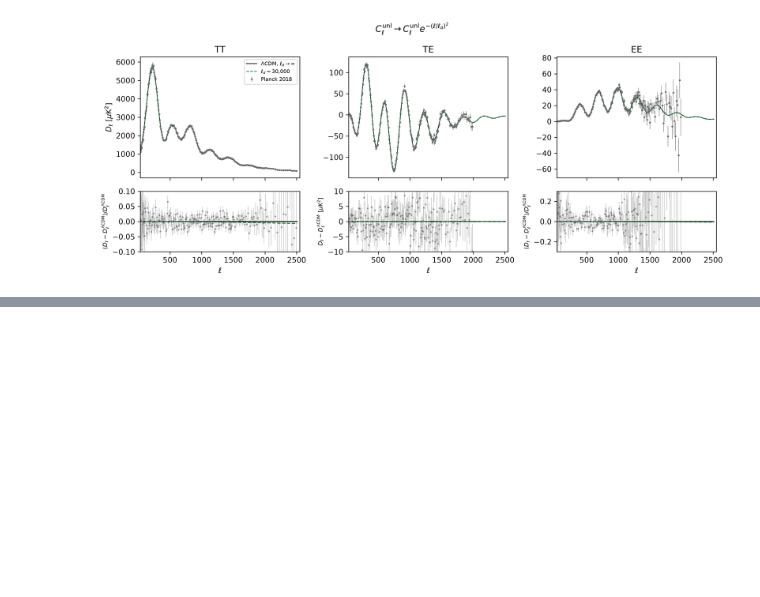
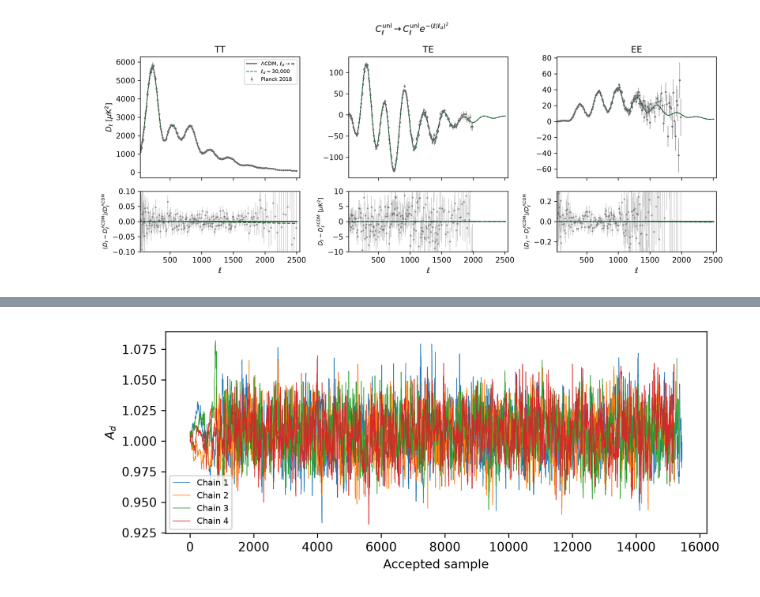
Before and after one commit to joshuaange/class_SilkConsistency, a Jupyter notebook: my_analysis/power_spectra_plots.ipynb, the cells around one changed output, grey strips where cells are left out. Saved outputs shown, nothing was run; the diff lists cells and outputs as text; code cells hidden in the pictures; blank space fills up the shorter version.

```diff
--- a/my_analysis/power_spectra_plots.ipynb
+++ b/my_analysis/power_spectra_plots.ipynb
@@ -843,0 +1032,9 @@ plt.show()
+# %%
+fig, ax = plt.subplots(figsize=(8, 3), dpi=300)
+for i in range(1, 5):
+    d = np.loadtxt(f"chains/Planck_MCMC_A_d.{i}.txt")
+    ax.plot(d[:, 2], lw=0.5, label=f"Chain {i}")   # column 2 = A_d (columns 0, 1 are weight, -log posterior)
+ax.set_xlabel("Accepted sample"); ax.set_ylabel(r"$A_d$"); ax.legend(fontsize=7)
+plt.show()
+# %% [output]
+[figure, added]
```
Also changed, not shown: parts of 6 cells of this notebook, 9 other files.
